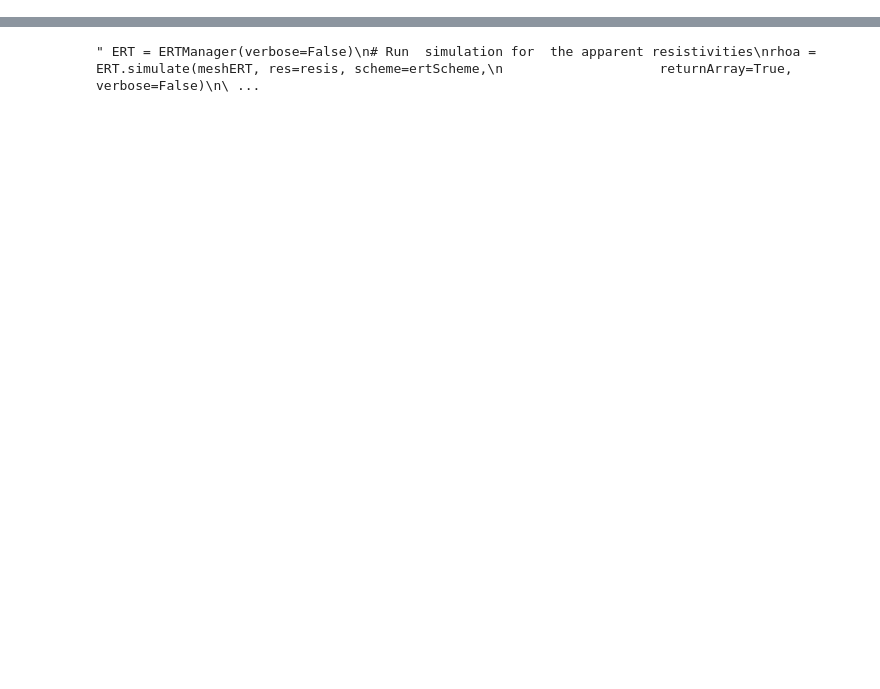
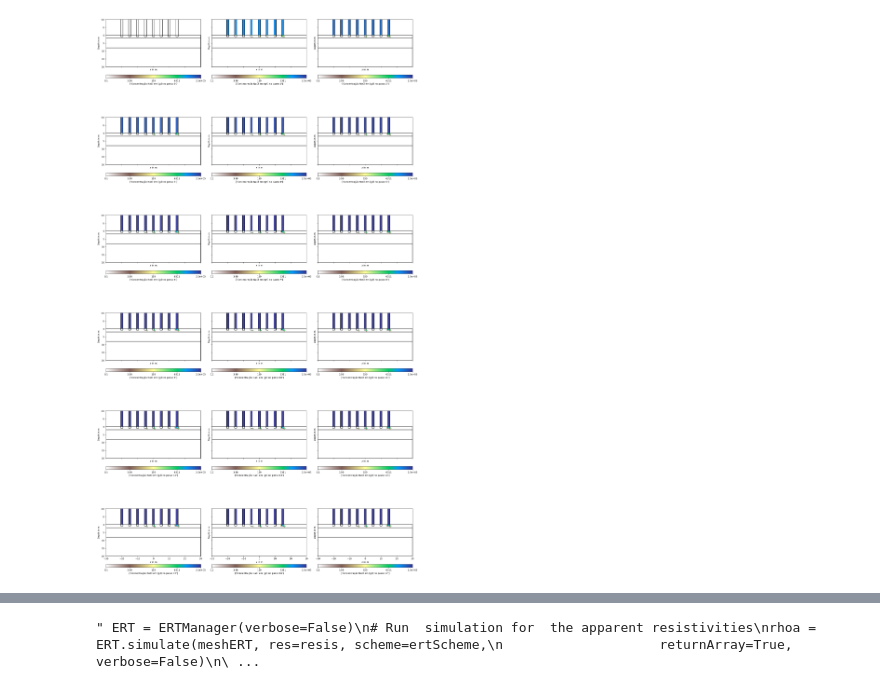
Before and after one commit to guiguilhermegui/TF, a Jupyter notebook: modelo_tf.ipynb, the cells around one changed output, grey strips where cells are left out. Saved outputs shown, nothing was run; the diff lists cells and outputs as text; code cells hidden in the pictures; blank space fills up the shorter version.

```diff
--- a/modelo_tf.ipynb
+++ b/modelo_tf.ipynb
@@ -606,0 +299,24 @@ Mean: 2658.0085340242013, Std: 1249.7307480676382, Min: 7.0074012243223835, Max:
+# %%
+# Resolução do modelo de ADV DISP da concentração
+
+# Create dispersitivity, depending on the absolute velocity
+dispersion = pg.abs(vel) * 1e1  # think it is to transform from mm/s to m/s ?
+
+# Solve for injection time, but we need velocities on cell nodes
+veln = mt.cellDataToNodeData(mesh, vel)
+
+# Solve without injection starting with last result
+c1 = pg.solver.solveFiniteVolume(mesh, a=dispersion, f=Source_vector, vel=veln,
+                                 times=t, scheme='PS', verbose=0)
+c=c1
+#c=1e-3*c1
+
+# We can now visualize the result:
+# Calculate statistics
+mean_c = np.mean(c)
+std_c = np.std(c)
+min_c = np.min(c)
+max_c = np.max(c)
+min_c_calc = 0.1 #mean_c - 1 * std_c
+max_c_calc = mean_c + 2 * std_c
+print(f"Mean: {mean_c}, Std: {std_c}, Min: {min_c}, Max: {max_c}")
@@ -606,0 +326,11 @@ Mean: 2658.0085340242013, Std: 1249.7307480676382, Min: 7.0074012243223835, Max:
+# %%
+# Visualização da dispersão da concentração no tempo t
+
+fig, ax = plt.subplots(6, 3, figsize=(20, 40), sharex=1,sharey=1)
+i = 0
+for ci in c[0:][::100]:
+    pg.show(mesh, data=ci, cMin=min_c_calc, cMax=max_c_calc, cMap="terrain_r", logScale=True,
+            label={f"Concentração NaCl em (g/l) no passo {i}"}, orientation='horizontal', ax=ax[i // 3, i % 3])
+    i += 1
+# %% [output]
+[figure, added]
```
Also changed, not shown: parts of 50 cells of this notebook, 1 other file.
